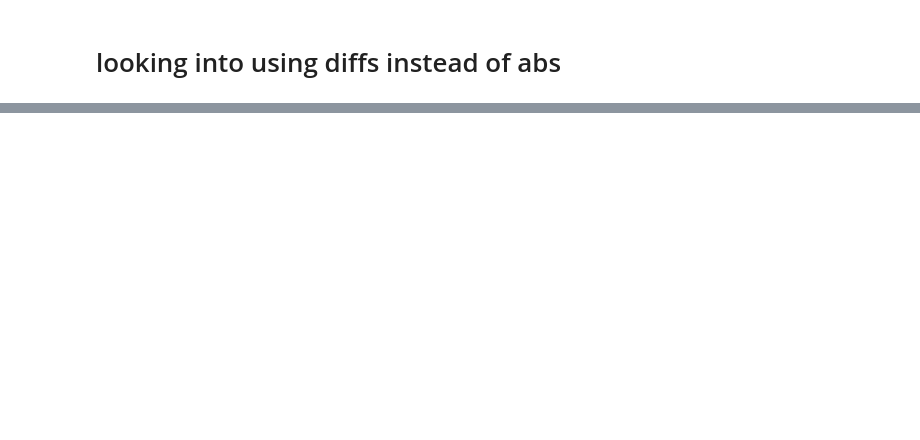
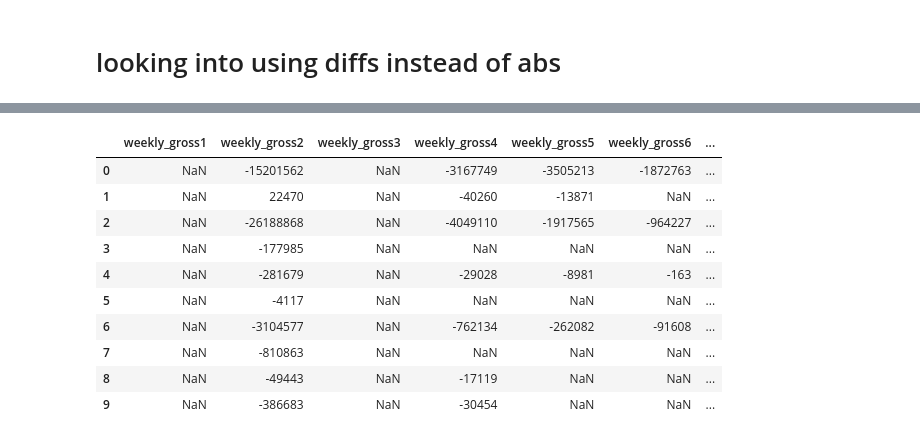
Before and after one commit to jstnstwrt/optimizing-box-office-regression, a Jupyter notebook: exploratory_data_analysis.ipynb, the cells around one changed output, grey strips where cells are left out. Drawn from its saved outputs; the diff is of its cells as text; code cells hidden in the pictures; blank space fills up the shorter version.

```diff
--- a/exploratory_data_analysis.ipynb
+++ b/exploratory_data_analysis.ipynb
@@ -58,4 +87,4 @@ release_month
 12    1.001689
 Name: log_num_weeks, dtype: float64
 # %%
-month_dummies = pd.get_dummies(df.release_month)
+month_dummies = pd.get_dummies(df_normal.release_month).drop([12],axis=1)
@@ -163,0 +146,14 @@ plt.scatter(lny,t)
+# %%
+df_normal.iloc[:,8:8+12].diff(axis=1).head(10)
+# %% [output]
+|  | weekly_gross1 | weekly_gross2 | weekly_gross3 | weekly_gross4 | weekly_gross5 | weekly_gross6 | ... |
+| 0 | NaN | -15201562 | NaN | -3167749 | -3505213 | -1872763 | ... |
+| 1 | NaN | 22470 | NaN | -40260 | -13871 | NaN | ... |
+| 2 | NaN | -26188868 | NaN | -4049110 | -1917565 | -964227 | ... |
+| 3 | NaN | -177985 | NaN | NaN | NaN | NaN | ... |
+| 4 | NaN | -281679 | NaN | -29028 | -8981 | -163 | ... |
+| 5 | NaN | -4117 | NaN | NaN | NaN | NaN | ... |
+| 6 | NaN | -3104577 | NaN | -762134 | -262082 | -91608 | ... |
+| 7 | NaN | -810863 | NaN | NaN | NaN | NaN | ... |
+| 8 | NaN | -49443 | NaN | -17119 | NaN | NaN | ... |
+| 9 | NaN | -386683 | NaN | -30454 | NaN | NaN | ... |
```
Also changed, not shown: parts of 28 cells of this notebook.
